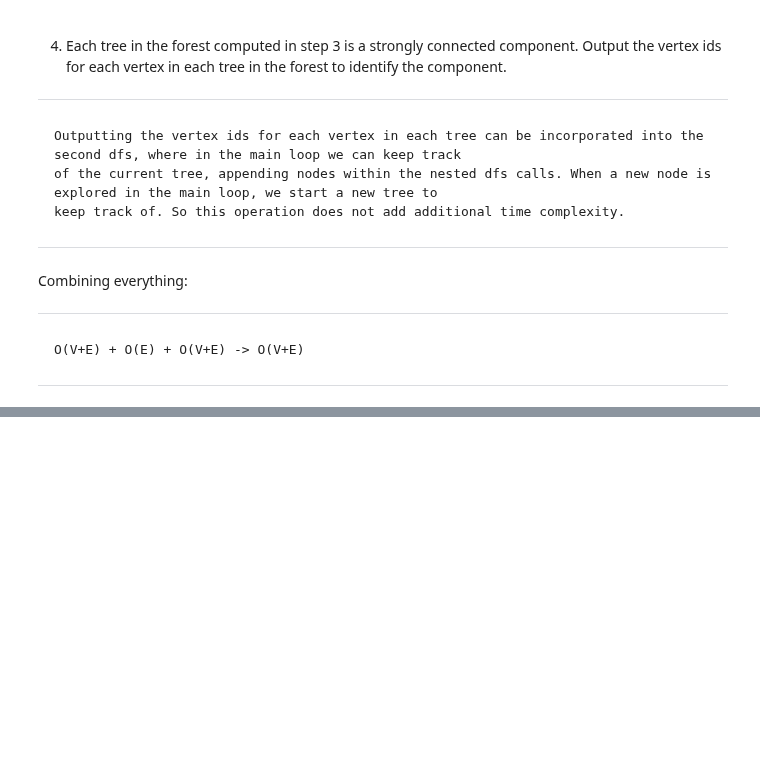
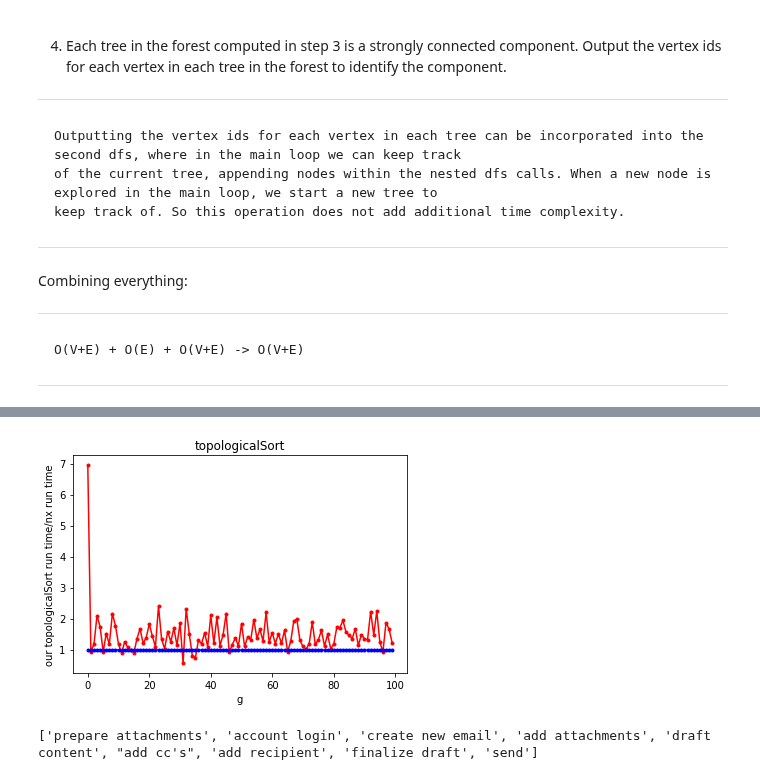
Before and after one commit to kkl116/Python_Runestone_DSA, a Jupyter notebook: Chapter_8/Chapter_8.ipynb, the cells around one changed output, grey strips where cells are left out. Drawn from its saved outputs; the diff is of its cells as text; code cells hidden in the pictures; blank space fills up the shorter version.

```diff
--- a/Chapter_8/Chapter_8.ipynb
+++ b/Chapter_8/Chapter_8.ipynb
@@ -768,0 +1042,39 @@ class Prims_NX(Base_NX):
+# %%
+def nx_topologicalSort_list(g):
+        return tuple(nx.topological_sort(g))
+
+ts_comp = CompareImplementation(
+        implementation_object=TopologicalSort_NX,
+        generator=DAG_Generator(min_n=10, max_n=30),
+        x_partial="""partial(impl.topologicalSort)""",
+        y_partial="""partial(nx_topologicalSort_list, g)""",
+        experiment_name='topologicalSort',
+        n_trials=1000
+).run_experiment()
+# %% [output]
+[figure, added]
+# %%
+"""
+9. Draw a dependency graph illustrating the steps needed to send an email. Perform a topological sort on your graph.
+"""
+email = nx.MultiDiGraph()
+email.add_edges_from([
+    ('account login', 'create new email'),
+    ('prepare attachments', 'add attachments'),
+    ('create new email', 'add recipient'),
+    ('create new email', "add cc's",),
+    ('create new email', 'draft content'),
+    ('create new email', 'add attachments'),
+    ("add cc's", 'finalize draft'),
+    ('draft content', 'finalize draft'),
+    ('add recipient', 'finalize draft'),
+    ('add attachments', 'finalize draft'),
+    ('finalize draft', 'send'),
+])
+
+visualise_nx_graph(email, directed=True, graph_name='email_dependencies.html', show_edge_weights=False)
+
+email_ts = TopologicalSort_NX(email)
+print(email_ts.topologicalSort())
+# %% [output]
+['prepare attachments', 'account login', 'create new email', 'add attachments', 'draft content', "add cc's", 'add recipient', 'finalize draft', 'send']
```
Also changed, not shown: parts of 23 cells of this notebook, 3 other files.
